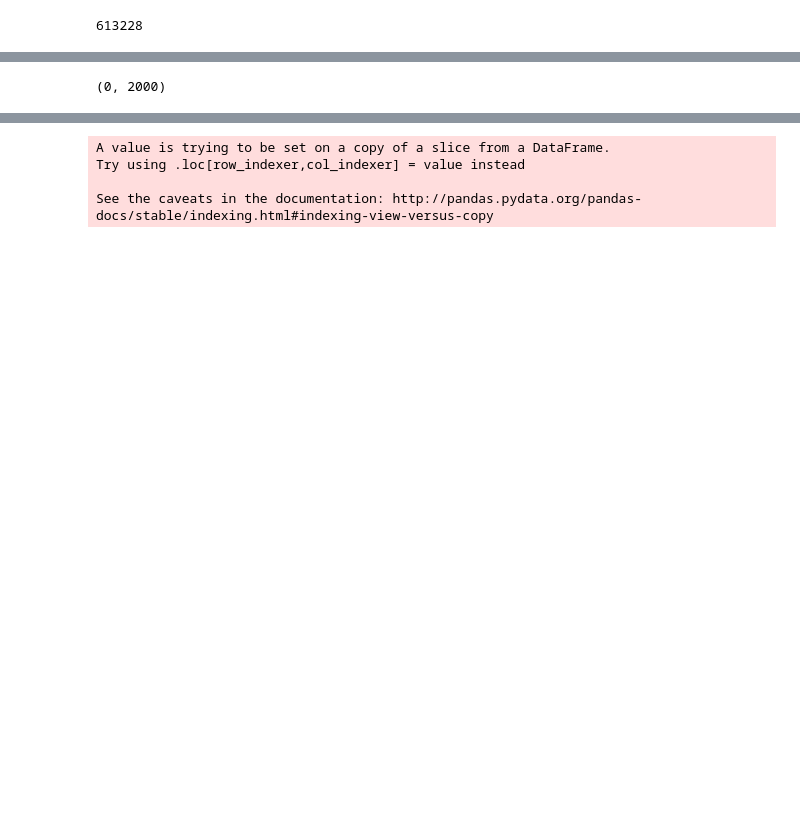
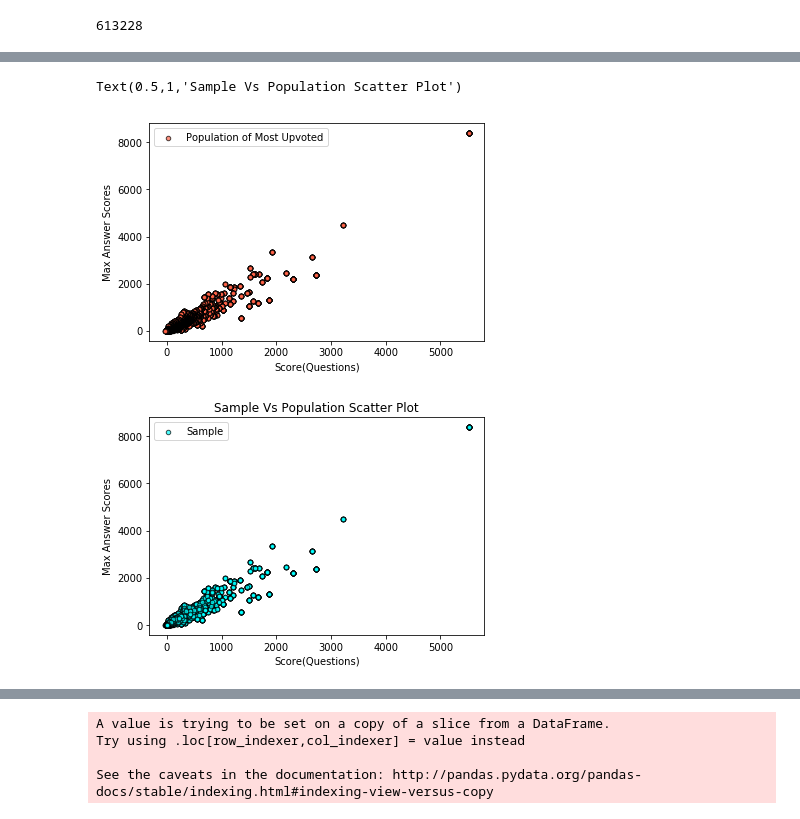
Before and after one commit to fosshie/tnn, a Jupyter notebook: Stacked_Overflow_Final_Draft.ipynb, the cells around one changed output, grey strips where cells are left out. Cells and saved outputs as stored; diff of their text form; code cells hidden in the pictures; blank space fills up the shorter version.

```diff
--- a/Stacked_Overflow_Final_Draft.ipynb
+++ b/Stacked_Overflow_Final_Draft.ipynb
@@ -211,8 +203,8 @@ ax = most_upvotes_ans.plot.scatter(x = 'Score(Questions)',y= 'Max Answer Scores'
                           alpha = 0.7, stacked = False, edgecolors = 'black')
 sample_df.plot.scatter(x = 'Score(Questions)',y= 'Max Answer Scores', label = 'Sample',
                           marker="o", color="cyan",
-                          alpha = 0.7, stacked = False, edgecolors = 'black', ax = ax)
+                          alpha = 0.7, stacked = False, edgecolors = 'black')
 plt.title("Sample Vs Population Scatter Plot")
-plt.ylim([0,3500])
-plt.xlim([0, 2000])
+#plt.ylim([0,3500])
+#plt.xlim([0, 2000])
 # %% [output]
@@ -221,4 +211,6 @@ plt.xlim([0, 2000])
-(0, 2000)
+Text(0.5,1,'Sample Vs Population Scatter Plot')
+[figure, added]
+[figure, added]
 # %%
 #Perform a regression for random Sample
 regress_sample = sample_df.rename(columns = {'Score(Questions)': "score_questions",
```
Also changed, not shown: parts of 12 cells of this notebook, 1 other file.
